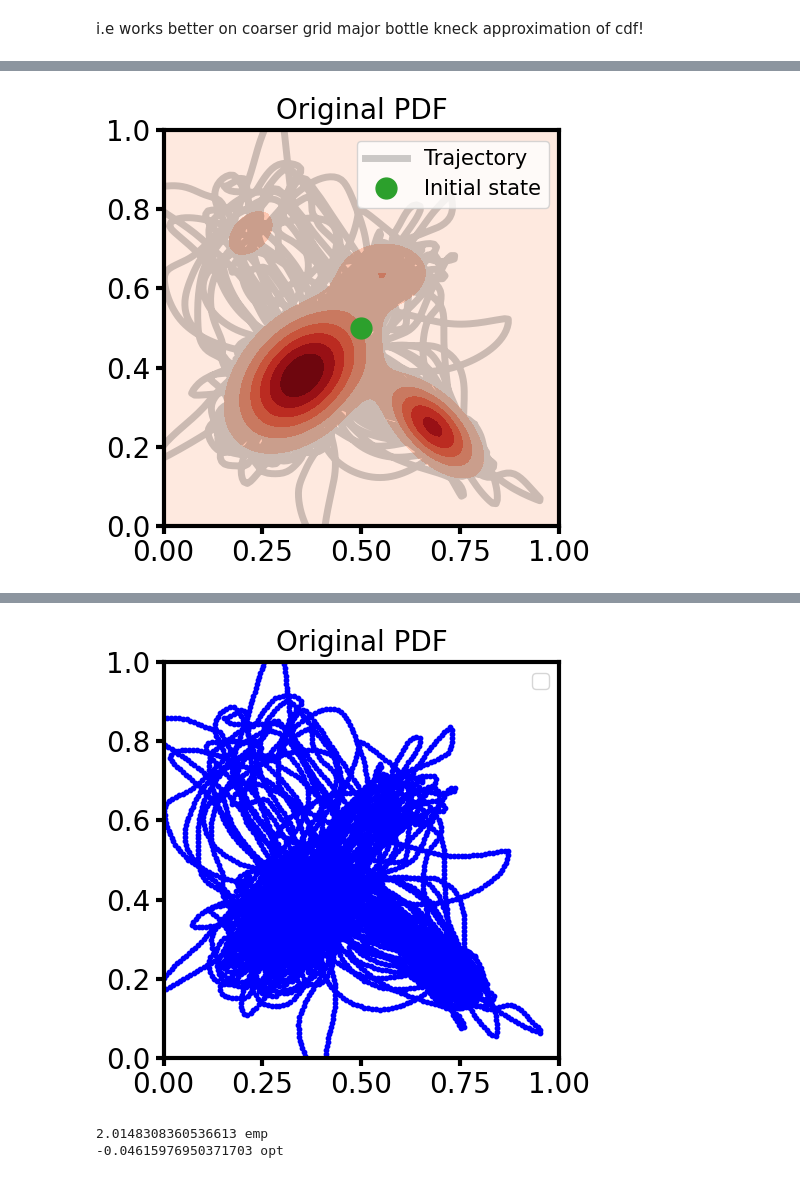
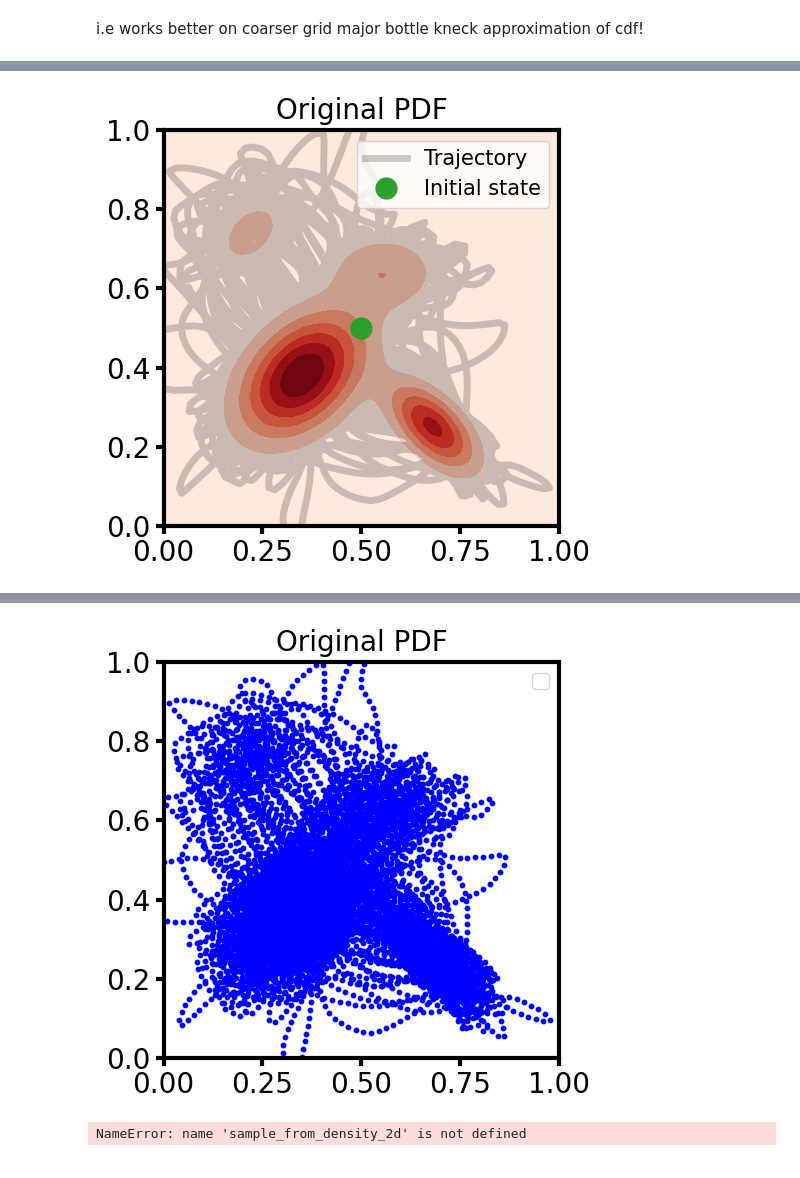
Before and after one commit to Justus-ui/Ergodic_control, a Jupyter notebook: sliced_ergodicity_optimized.ipynb, the cells around one changed output, grey strips where cells are left out. Cells and saved outputs as stored; diff of their text form; code cells hidden in the pictures.

```diff
--- a/sliced_ergodicity_optimized.ipynb
+++ b/sliced_ergodicity_optimized.ipynb
@@ -64,16 +67,25 @@ grids_x, grids_y = np.meshgrid(
 grids = np.array([grids_x.ravel(), grids_y.ravel()]).T
 pdf_vals = pdf(grids)
 
-def sample_from_density_2d(p_vals, x_grid, y_grid, n_samples = 10000):
-    """Sample from 2D density given over meshgrid"""
-    H, W = p_vals.shape
-    flat_p = p_vals.ravel()
-    flat_p /= flat_p.sum()  # Normalize
+def sample_from_pdf_2d(pdf, x_bounds, y_bounds, n_samples):
+    samples = []
+    xmin, xmax = x_bounds
+    ymin, ymax = y_bounds
 
-    indices = np.random.choice(H * W, size=n_samples, p=flat_p)
-    x_flat = x_grid.ravel()[indices]
-    y_flat = y_grid.ravel()[indices]
-    return np.stack([x_flat, y_flat], axis=1)
+    # Find max of pdf in bounding box (or approximate)
+    xs = np.linspace(xmin, xmax, 200)
+    ys = np.linspace(ymin, ymax, 200)
+    X, Y = np.meshgrid(xs, ys)
+    Z = np.array([[pdf((x, y)) for x in xs] for y in ys])
+    M = Z.max()  # Upper bound
+
+    while len(samples) < n_samples:
+        x = np.random.uniform(xmin, xmax)
+        y = np.random.uniform(ymin, ymax)
+        u = np.random.uniform(0, M)
+        if u < pdf(np.array((x, y))):   # accept
+            samples.append([x, y])
+    return np.array(samples)
 # %%
 # Mixture components
 means = np.stack([mean1, mean2, mean3, mean4])
@@ -118,11 +130,11 @@ def projected_pdf_cdf_mog(dirs, xt, means, covs, weights):
 # %%
 # Parameters
 dt_emp = 0.01 ### Choose as the time we want i.e f:[0,t] -> X with t = dt_emp*T
-T = 100000
+T = 100001
 dt = 1/T
-v_max = .1 * dt_emp * T
+v_max = .2 * dt_emp * T
 d = 2
-n_dirs = 200
+n_dirs = 2000
 
 # Projection directions (unit vectors on S^1)
 #angles = np.random.uniform(0, 2 * np.pi, size=n_dirs)
@@ -139,13 +151,16 @@ Higher accuracy as speed increases!
 # %% [markdown]
 i.e works better on coarser grid major bottle kneck approximation of cdf!
 # %%
-from sortedcontainers import SortedList
-
+divergence = []
 sls = [SortedList() for _ in range(n_dirs)]
 proj = np.zeros((T, n_dirs))
 for i in range(1, T):
-    if i % 1000 == 0 and i != 1:
+    if i % 10000 == 0 and i != 1:
         print(f"Step {i}/{T}")
+        mu_samples = mu_samples = sample_from_pdf_2d(pdf, [0,1], [0,1], n_samples = f[:i,:].shape[0])
+        KL = im.kld(f[:i,:],mu_samples, approach='metric')
+        divergence.append(KL)
+        print(KL, 'emp')
     # Model-based PDF, CDF, projections
     pdfs, cdfs, proj_xt = projected_pdf_cdf_mog(dirs, f[i - 1], means, covs, weights)
     proj[i - 1] = proj_xt
@@ -194,9 +211,9 @@ ax.legend(loc=1)
 plt.show()
 plt.close()
 # %% [output]
-[figure, old version]
+[figure, new version]
 # %%
-mu_samples = sample_from_density_2d(pdf_vals.reshape(num_grid, num_grid), grids_x, grids_y, n_samples = f.shape[0])
+#mu_samples = sample_from_density_2d(pdf_vals.reshape(num_grid, num_grid), grids_x, grids_y, n_samples = f.shape[0])
 fig, ax = plt.subplots(figsize=(6, 5), dpi=100, tight_layout=True)
 ax.set_aspect('equal')
 ax.set_xlim(0.0, L_list[0])
@@ -213,4 +230,4 @@ plt.close()
-[figure, old version]
+[figure, new version]
 # %%
 import infomeasure as im
 mu_samples = sample_from_density_2d(pdf_vals.reshape(num_grid, num_grid), grids_x, grids_y, n_samples = f.shape[0])
@@ -218,5 +235,4 @@ mu_samples_test = sample_from_density_2d(pdf_vals.reshape(num_grid, num_grid), g
 print(im.kld(f,mu_samples, approach='metric'), 'emp')
 print(im.kld(mu_samples_test, mu_samples, approach='metric'), 'opt')
 # %% [output]
-2.0148308360536613 emp
--0.04615976950371703 opt
+NameError: name 'sample_from_density_2d' is not defined
```
Also changed, not shown: parts of 7 cells of this notebook, 42 other files.
